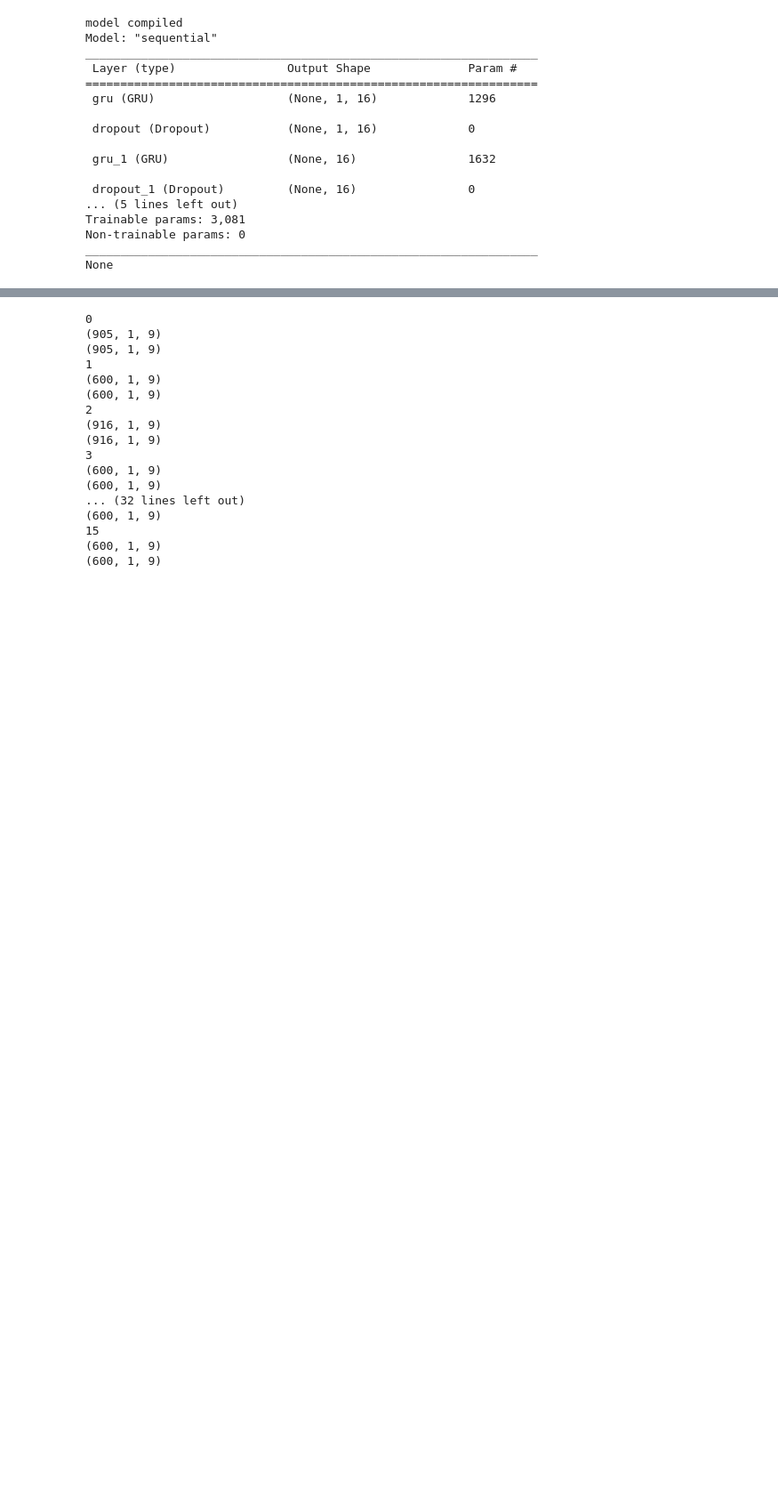
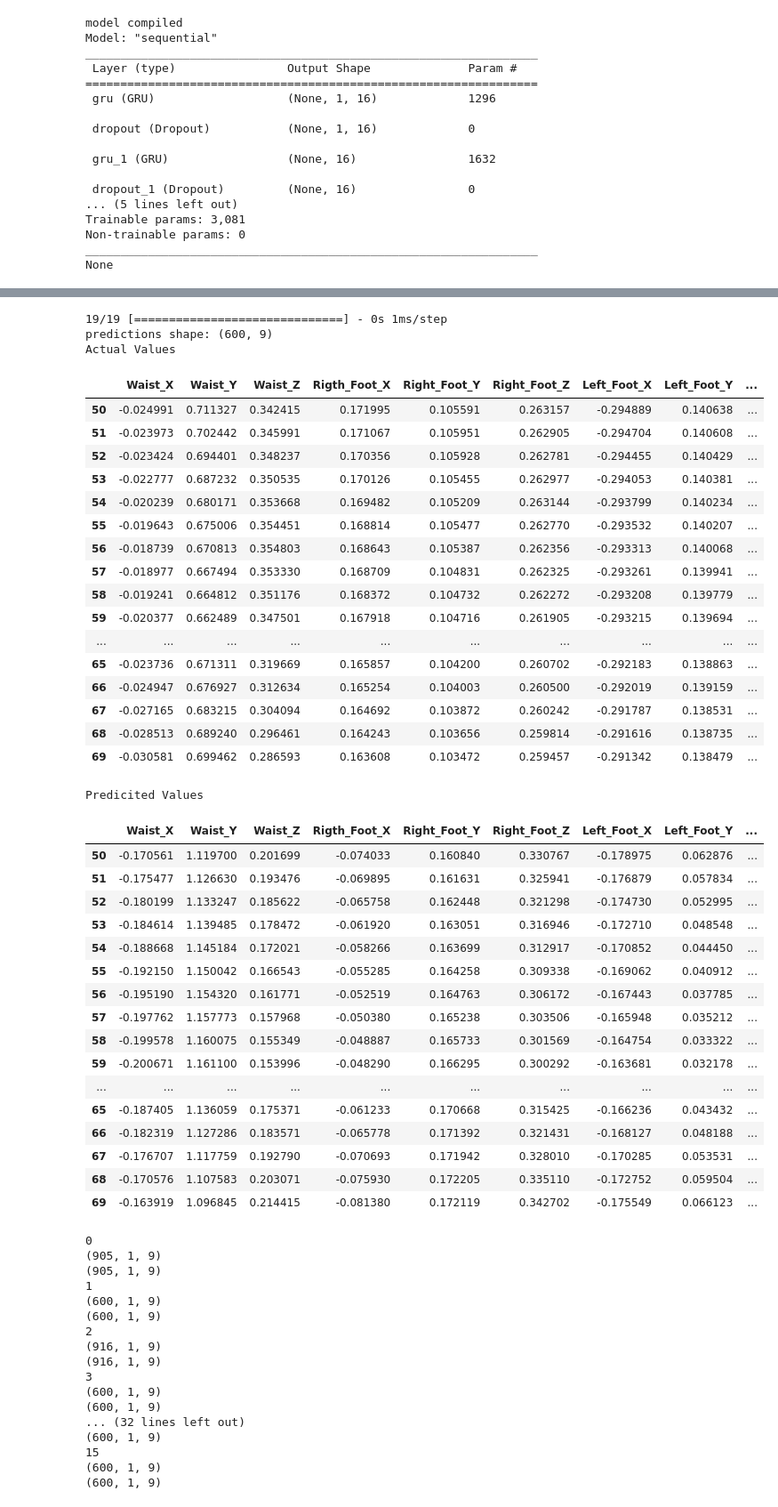
Before and after one commit to jev-e/JE-Msc-lower-body-pose-estimation, a Jupyter notebook: notebooks/RNN.ipynb, the cells around one changed output, grey strips where cells are left out. Shown at 89% size. Cells and saved outputs as stored; diff of their text form; code cells hidden in the pictures; blank space fills up the shorter version.

Commit message:
created second model with one GRU layer

```diff
--- a/notebooks/RNN.ipynb
+++ b/notebooks/RNN.ipynb
@@ -408,0 +439,12 @@ None
+# %%
+model_2 = Sequential()
+model_2.add(GRU(64, input_shape=(1, 9)))
+model_2.add(BatchNormalization())
+model_2.add(Dense(9))
+print(model_2.summary())
+
+model_2.compile(
+    loss="mse",
+    optimizer="sgd",
+    metrics=["accuracy"],
+)
@@ -408,0 +469,2 @@ None
+# %%
+model_2.fit(x, y, epochs=1500, batch_size = 256)
@@ -409,3 +481,57 @@ None
+# %%
+pred = model_2.predict(x_test)
+
+
+y_test_array = y_test.reshape(-1,9)
+print("predictions shape:", pred.shape)
+
+pred_DF = pd.DataFrame(pred, columns=["Waist_X", "Waist_Y", "Waist_Z", "Rigth_Foot_X", "Right_Foot_Y", "Right_Foot_Z", "Left_Foot_X", "Left_Foot_Y", "Left_Foot_Z"])
+real_DF = pd.DataFrame(arr, columns=["Waist_X", "Waist_Y", "Waist_Z", "Rigth_Foot_X", "Right_Foot_Y", "Right_Foot_Z", "Left_Foot_X", "Left_Foot_Y", "Left_Foot_Z"])
+
+
+print("Actual Values")
+display(real_DF[50:70])
+print("Predicited Values")
+display(pred_DF[50:70])
+# %% [output]
+19/19 [==============================] - 0s 1ms/step
+predictions shape: (600, 9)
+Actual Values
+|  | Waist_X | Waist_Y | Waist_Z | Rigth_Foot_X | Right_Foot_Y | Right_Foot_Z | Left_Foot_X | Left_Foot_Y | ... |
+| 50 | -0.024991 | 0.711327 | 0.342415 | 0.171995 | 0.105591 | 0.263157 | -0.294889 | 0.140638 | ... |
+| 51 | -0.023973 | 0.702442 | 0.345991 | 0.171067 | 0.105951 | 0.262905 | -0.294704 | 0.140608 | ... |
+| 52 | -0.023424 | 0.694401 | 0.348237 | 0.170356 | 0.105928 | 0.262781 | -0.294455 | 0.140429 | ... |
+| 53 | -0.022777 | 0.687232 | 0.350535 | 0.170126 | 0.105455 | 0.262977 | -0.294053 | 0.140381 | ... |
+| 54 | -0.020239 | 0.680171 | 0.353668 | 0.169482 | 0.105209 | 0.263144 | -0.293799 | 0.140234 | ... |
+| 55 | -0.019643 | 0.675006 | 0.354451 | 0.168814 | 0.105477 | 0.262770 | -0.293532 | 0.140207 | ... |
+| 56 | -0.018739 | 0.670813 | 0.354803 | 0.168643 | 0.105387 | 0.262356 | -0.293313 | 0.140068 | ... |
+| 57 | -0.018977 | 0.667494 | 0.353330 | 0.168709 | 0.104831 | 0.262325 | -0.293261 | 0.139941 | ... |
+| 58 | -0.019241 | 0.664812 | 0.351176 | 0.168372 | 0.104732 | 0.262272 | -0.293208 | 0.139779 | ... |
+| 59 | -0.020377 | 0.662489 | 0.347501 | 0.167918 | 0.104716 | 0.261905 | -0.293215 | 0.139694 | ... |
+| ... | ... | ... | ... | ... | ... | ... | ... | ... | ... |
+| 65 | -0.023736 | 0.671311 | 0.319669 | 0.165857 | 0.104200 | 0.260702 | -0.292183 | 0.138863 | ... |
+| 66 | -0.024947 | 0.676927 | 0.312634 | 0.165254 | 0.104003 | 0.260500 | -0.292019 | 0.139159 | ... |
+| 67 | -0.027165 | 0.683215 | 0.304094 | 0.164692 | 0.103872 | 0.260242 | -0.291787 | 0.138531 | ... |
+| 68 | -0.028513 | 0.689240 | 0.296461 | 0.164243 | 0.103656 | 0.259814 | -0.291616 | 0.138735 | ... |
+| 69 | -0.030581 | 0.699462 | 0.286593 | 0.163608 | 0.103472 | 0.259457 | -0.291342 | 0.138479 | ... |
+Predicited Values
+|  | Waist_X | Waist_Y | Waist_Z | Rigth_Foot_X | Right_Foot_Y | Right_Foot_Z | Left_Foot_X | Left_Foot_Y | ... |
+| 50 | -0.170561 | 1.119700 | 0.201699 | -0.074033 | 0.160840 | 0.330767 | -0.178975 | 0.062876 | ... |
+| 51 | -0.175477 | 1.126630 | 0.193476 | -0.069895 | 0.161631 | 0.325941 | -0.176879 | 0.057834 | ... |
+| 52 | -0.180199 | 1.133247 | 0.185622 | -0.065758 | 0.162448 | 0.321298 | -0.174730 | 0.052995 | ... |
+| 53 | -0.184614 | 1.139485 | 0.178472 | -0.061920 | 0.163051 | 0.316946 | -0.172710 | 0.048548 | ... |
+| 54 | -0.188668 | 1.145184 | 0.172021 | -0.058266 | 0.163699 | 0.312917 | -0.170852 | 0.044450 | ... |
+| 55 | -0.192150 | 1.150042 | 0.166543 | -0.055285 | 0.164258 | 0.309338 | -0.169062 | 0.040912 | ... |
+| 56 | -0.195190 | 1.154320 | 0.161771 | -0.052519 | 0.164763 | 0.306172 | -0.167443 | 0.037785 | ... |
+| 57 | -0.197762 | 1.157773 | 0.157968 | -0.050380 | 0.165238 | 0.303506 | -0.165948 | 0.035212 | ... |
+| 58 | -0.199578 | 1.160075 | 0.155349 | -0.048887 | 0.165733 | 0.301569 | -0.164754 | 0.033322 | ... |
+| 59 | -0.200671 | 1.161100 | 0.153996 | -0.048290 | 0.166295 | 0.300292 | -0.163681 | 0.032178 | ... |
+| ... | ... | ... | ... | ... | ... | ... | ... | ... | ... |
+| 65 | -0.187405 | 1.136059 | 0.175371 | -0.061233 | 0.170668 | 0.315425 | -0.166236 | 0.043432 | ... |
+| 66 | -0.182319 | 1.127286 | 0.183571 | -0.065778 | 0.171392 | 0.321431 | -0.168127 | 0.048188 | ... |
+| 67 | -0.176707 | 1.117759 | 0.192790 | -0.070693 | 0.171942 | 0.328010 | -0.170285 | 0.053531 | ... |
+| 68 | -0.170576 | 1.107583 | 0.203071 | -0.075930 | 0.172205 | 0.335110 | -0.172752 | 0.059504 | ... |
+| 69 | -0.163919 | 1.096845 | 0.214415 | -0.081380 | 0.172119 | 0.342702 | -0.175549 | 0.066123 | ... |
 # %%
 # fit the model to a given set of features (x) and labels (y)
 def FitModel(x, y):
```
Also changed, not shown: parts of 11 cells of this notebook.
